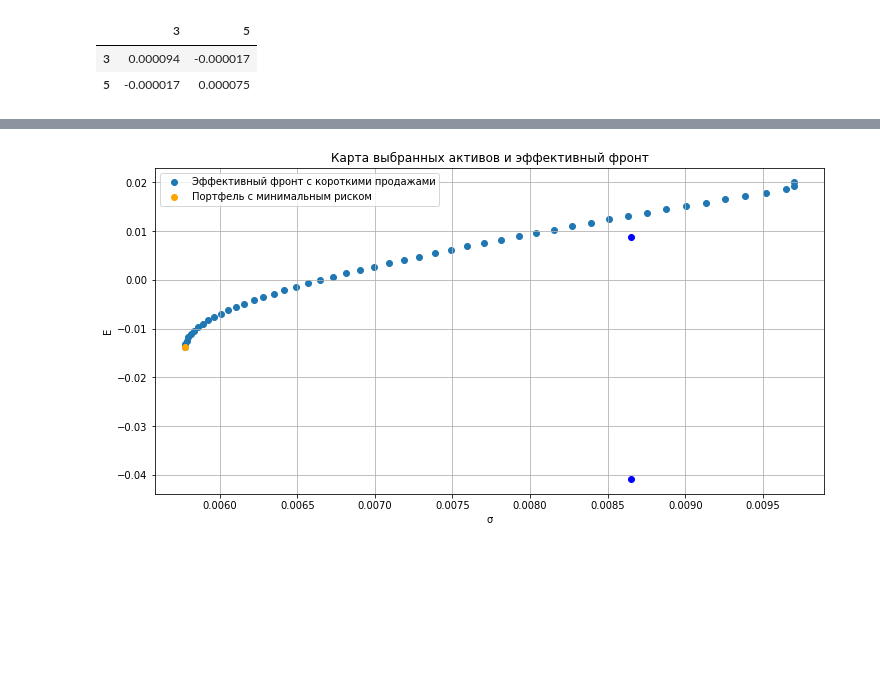
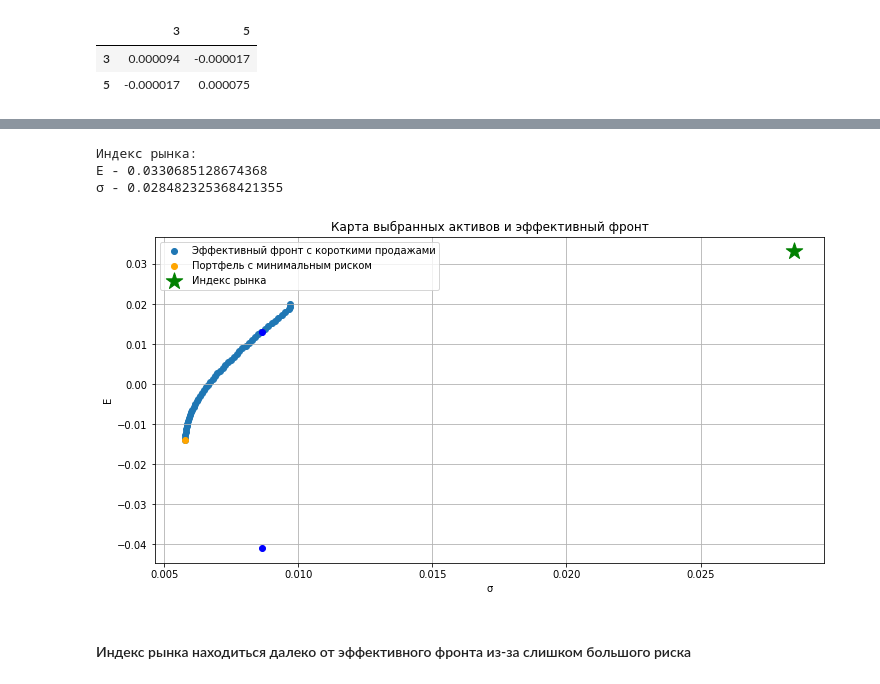
Before and after one commit to LevBugrov/eksamen, a Jupyter notebook: main.ipynb, the cells around one changed output, grey strips where cells are left out. Drawn from its saved outputs; the diff is of its cells as text; code cells hidden in the pictures; blank space fills up the shorter version.

```diff
--- a/main.ipynb
+++ b/main.ipynb
@@ -57,8 +69,8 @@ def risk_portfolio_max(x, cov):
   return -np.sqrt(np.dot(np.dot(x, cov), x.T))
 
 def optimize_portfolio(mean_returns, cov_matrix, bounds, target_return=None, risk_func = risk_porfolio):
-    X = np.ones(cov_matrix.shape[0])
-    X = X / X.sum()
+    X = np.zeros(cov_matrix.shape[0])
+    X[0] = 1
     bounds = bounds * cov_matrix.shape[0]
 
     constraints=[]
@@ -103,15 +122,35 @@ E - -0.013870061250545284
+# %%
+x_index = [0.2, 0, 0.1, 0, 0.2, 0, 0, 0.3, 0, 0,2]
+b = 1.0
+
+index_price = data.values.flatten()
+E_index = statistics.mean(index_price)
+var_index = math.sqrt(statistics.variance(index_price))
+E_index = np.sum(np.dot(x_index, E_index))
+
+
+print("Индекс рынка:\n"+
+      f"E - {E_index}\n"+
+      f"σ - {var_index}")
+# %% [output]
+Индекс рынка:
+E - 0.0330685128674368
+σ - 0.028482325368421355
 # %%
 plt.figure(figsize=(12, 6))
 plt.xlabel('σ')
 plt.ylabel('E')
 plt.grid(True)
 plt.title("Карта выбранных активов и эффективный фронт")
 
 plt.scatter(front_risk, front_mean, label="Эффективный фронт c короткими продажами")
 plt.scatter(vars, E, color="blue")
 plt.scatter(min_risk, E_mr, c='orange', label="Портфель c минимальным риском")
+plt.scatter(var_index, E_index, c='green',marker="*",s=300,  label="Индекс рынка")
 
 plt.legend()
 plt.show()
 # %% [output]
-[figure, old version]
+[figure, new version]
+# %% [markdown]
+#### Индекс рынка находиться далеко от эффективного фронта из-за слишком большого риска
```
Also changed, not shown: parts of 6 cells of this notebook.
